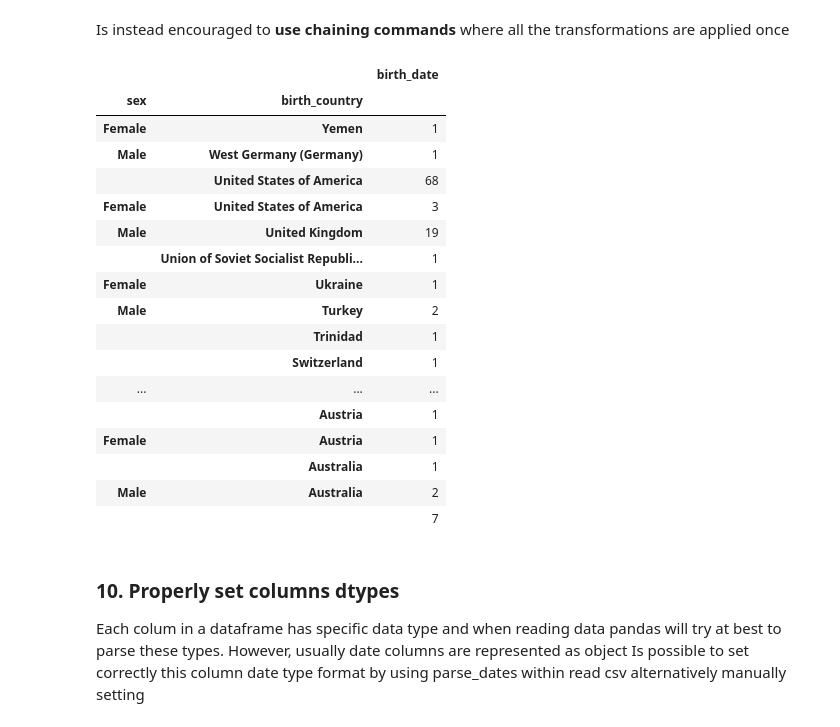
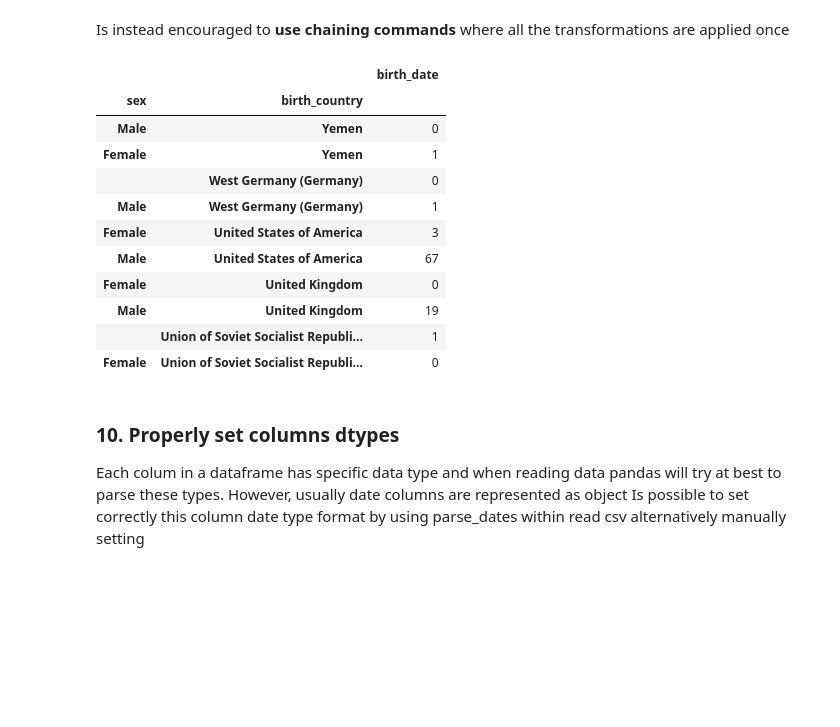
Before and after one commit to alessandrobruni/Medallion25Coding, a Jupyter notebook: CodingBestPractice.ipynb, the cells around one changed output. Cells and saved outputs as stored; diff of their text form; code cells hidden in the pictures; blank space fills up the shorter version.

```diff
--- a/CodingBestPractice.ipynb
+++ b/CodingBestPractice.ipynb
@@ -397,27 +397,21 @@ Is instead encouraged to **use chaining commands** where all the transformations
 # %%
 df_a =  (df.query('year > 2000')
         .groupby(['sex', 'birth_country'])[['birth_date']].count()
         .sort_values('birth_country', ascending=False))
-df_a
+df_a[:10]
 # %% [output]
 |  |  | birth_date |
 | sex | birth_country |  |
+| Male | Yemen | 0 |
 | Female | Yemen | 1 |
+|  | West Germany (Germany) | 0 |
 | Male | West Germany (Germany) | 1 |
-|  | United States of America | 68 |
 | Female | United States of America | 3 |
+| Male | United States of America | 67 |
+| Female | United Kingdom | 0 |
 | Male | United Kingdom | 19 |
 |  | Union of Soviet Socialist Republi... | 1 |
-| Female | Ukraine | 1 |
-| Male | Turkey | 2 |
-|  | Trinidad | 1 |
-|  | Switzerland | 1 |
-| ... | ... | ... |
-|  | Austria | 1 |
-| Female | Austria | 1 |
-|  | Australia | 1 |
-| Male | Australia | 2 |
-|  |  | 7 |
+| Female | Union of Soviet Socialist Republi... | 0 |
 # %% [markdown]
 ### 10. Properly set columns dtypes
 Each colum in a dataframe has specific data type and when reading data pandas will try at best to parse these types.
```
Also changed, not shown: parts of 3 cells of this notebook.
